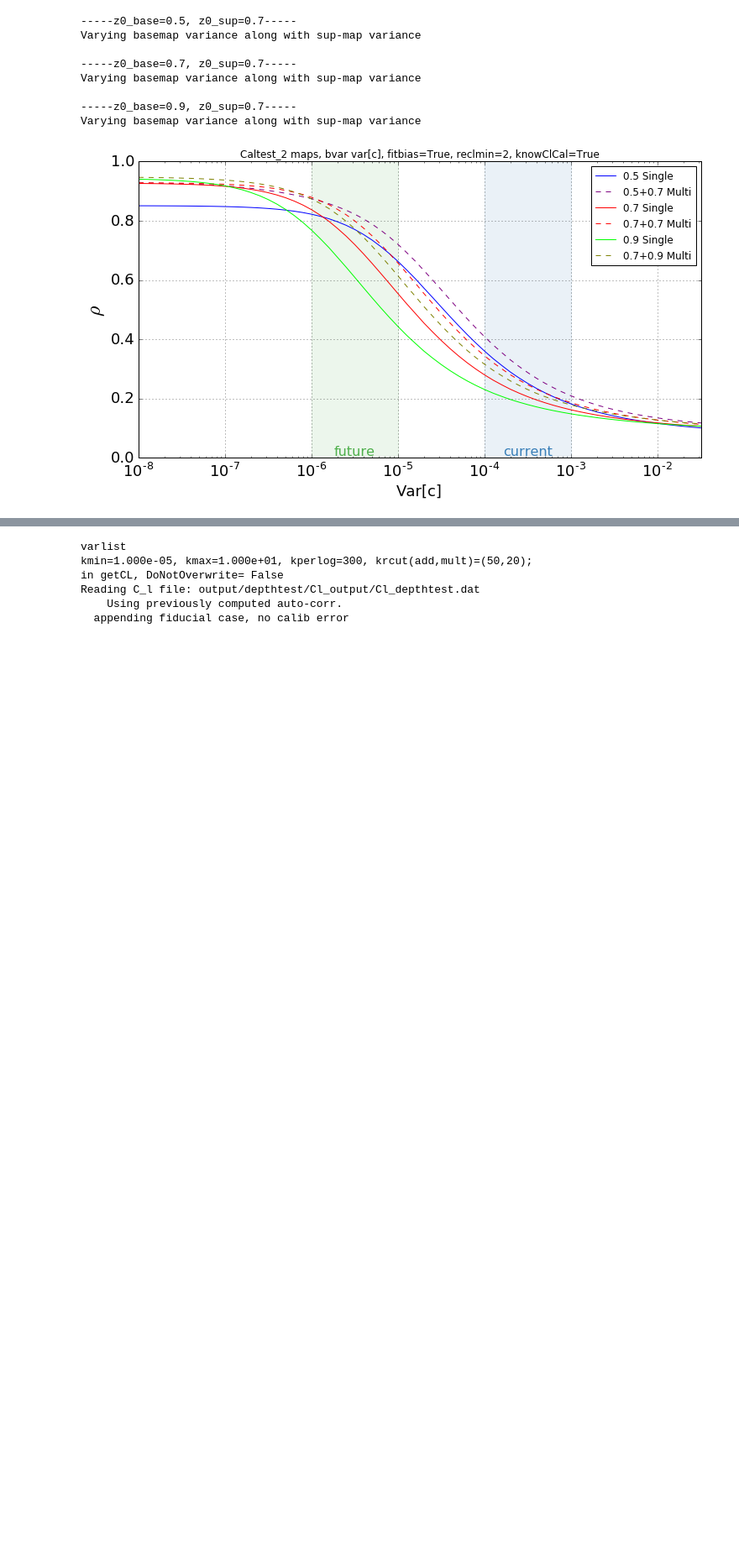
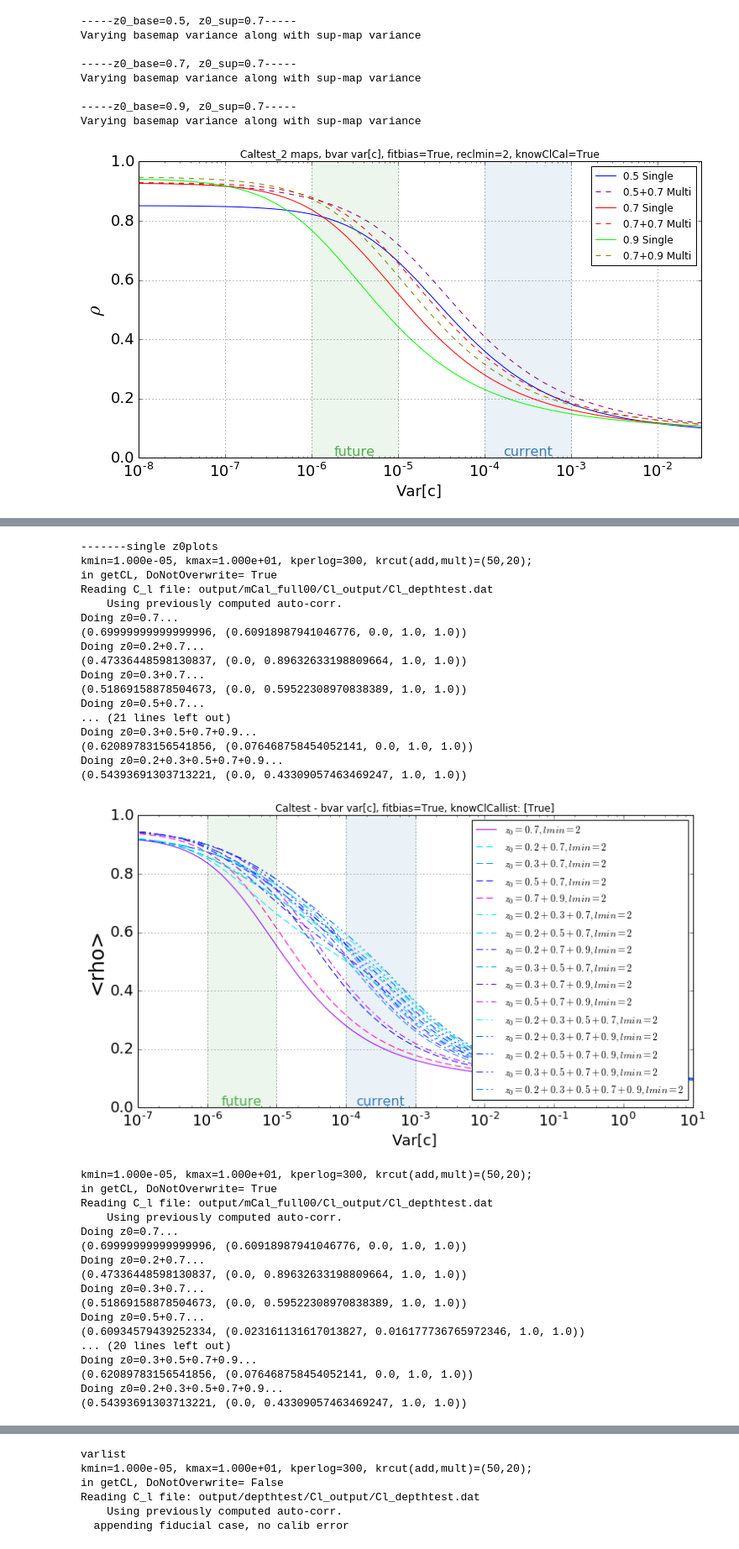
Before and after one commit to jessmuir/isw_reconstr, a Jupyter notebook: NW Multi.ipynb, the cells around one changed output, grey strips where cells are left out. Shown at 84% size. Drawn from its saved outputs; the diff is of its cells as text; code cells hidden in the pictures; blank space fills up the shorter version.

```diff
--- a/NW Multi.ipynb
+++ b/NW Multi.ipynb
@@ -33,13 +30,20 @@ import os
 import itertools
 import copy
 # %%
-def getCombos(ls):
-    """get list of tuples of all possible combinations of elements of input list ls"""
-    a = []
-    for L in range(0, len(ls)+1):
-        for subset in itertools.combinations(ls, L):
-            a.append(subset)
-    return a[1:] #first element is blank tuple, so drop
+def getCombos(ls, size=None, contains=False):
+    """get list of tuples of all possible combinations of elements of input list ls. If size specified, limits combos to length==size. If contains, limit to combos with contains argument present"""
+    if size:
+        result = list(itertools.combinations(ls, size))
+    else:
+        a = []
+        for L in range(0, len(ls)+1): #all possible combo lengths
+            for subset in itertools.combinations(ls, L):
+                if size==None or len(subset)==size:
+                    a.append(subset)
+        result = a[1:] #first element is blank tuple, so drop
+    if contains:
+        result = [combo for combo in result if contains in combo] #only return combos that have "contains" in it
+    return result
 
 def multi_depthtest_get_binmaps(z0vals=np.array([.3,.6,.7,.8]),includeisw=True, nbar='default'):
 #    z0set = set(z0vals)
@@ -1331,0 +1604,42 @@ Varying basemap variance along with sup-map variance
+# %%
+z0toplot=getCombos([.2,.3,.5,.7,.9],contains=0.7)
+# z0toplot=[(.2,),(.3,),(.5,),(.7,),(.9,),(.2,.7),(.(.2,.3,.5,.7,.9)]
+print "\n-------single z0plots"
+mcal_plot_many_z0_2(z0combolist=z0toplot,varnamelist=['rho'], reclminlist=[2], nbar='default', fitbias=True, scaleToVarGal=False, doCross=0,knowClCallist=[True],show=True)
+mcal_plot_many_z0_2(z0combolist=z0toplot,varnamelist=['rho'], reclminlist=[2], nbar='default', fitbias=True, scaleToVarGal=False, doCross=0,knowClCallist=[False],show=True)
+# %% [output]
+-------single z0plots
+kmin=1.000e-05, kmax=1.000e+01, kperlog=300, krcut(add,mult)=(50,20);
+in getCL, DoNotOverwrite= True
+Reading C_l file: output/mCal_full00/Cl_output/Cl_depthtest.dat
+    Using previously computed auto-corr.
+Doing z0=0.7...
+(0.69999999999999996, (0.60918987941046776, 0.0, 1.0, 1.0))
+Doing z0=0.2+0.7...
+(0.47336448598130837, (0.0, 0.89632633198809664, 1.0, 1.0))
+Doing z0=0.3+0.7...
+(0.51869158878504673, (0.0, 0.59522308970838389, 1.0, 1.0))
+Doing z0=0.5+0.7...
+... (21 lines left out)
+Doing z0=0.3+0.5+0.7+0.9...
+(0.62089783156541856, (0.076468758454052141, 0.0, 1.0, 1.0))
+Doing z0=0.2+0.3+0.5+0.7+0.9...
+(0.54393691303713221, (0.0, 0.43309057463469247, 1.0, 1.0))
+[figure, added]
+kmin=1.000e-05, kmax=1.000e+01, kperlog=300, krcut(add,mult)=(50,20);
+in getCL, DoNotOverwrite= True
+Reading C_l file: output/mCal_full00/Cl_output/Cl_depthtest.dat
+    Using previously computed auto-corr.
+Doing z0=0.7...
+(0.69999999999999996, (0.60918987941046776, 0.0, 1.0, 1.0))
+Doing z0=0.2+0.7...
+(0.47336448598130837, (0.0, 0.89632633198809664, 1.0, 1.0))
+Doing z0=0.3+0.7...
+(0.51869158878504673, (0.0, 0.59522308970838389, 1.0, 1.0))
+Doing z0=0.5+0.7...
+(0.60934579439252334, (0.023161131617013827, 0.016177736765972346, 1.0, 1.0))
+... (20 lines left out)
+Doing z0=0.3+0.5+0.7+0.9...
+(0.62089783156541856, (0.076468758454052141, 0.0, 1.0, 1.0))
+Doing z0=0.2+0.3+0.5+0.7+0.9...
+(0.54393691303713221, (0.0, 0.43309057463469247, 1.0, 1.0))
```
Also changed, not shown: parts of 13 cells of this notebook, 1 other file.
